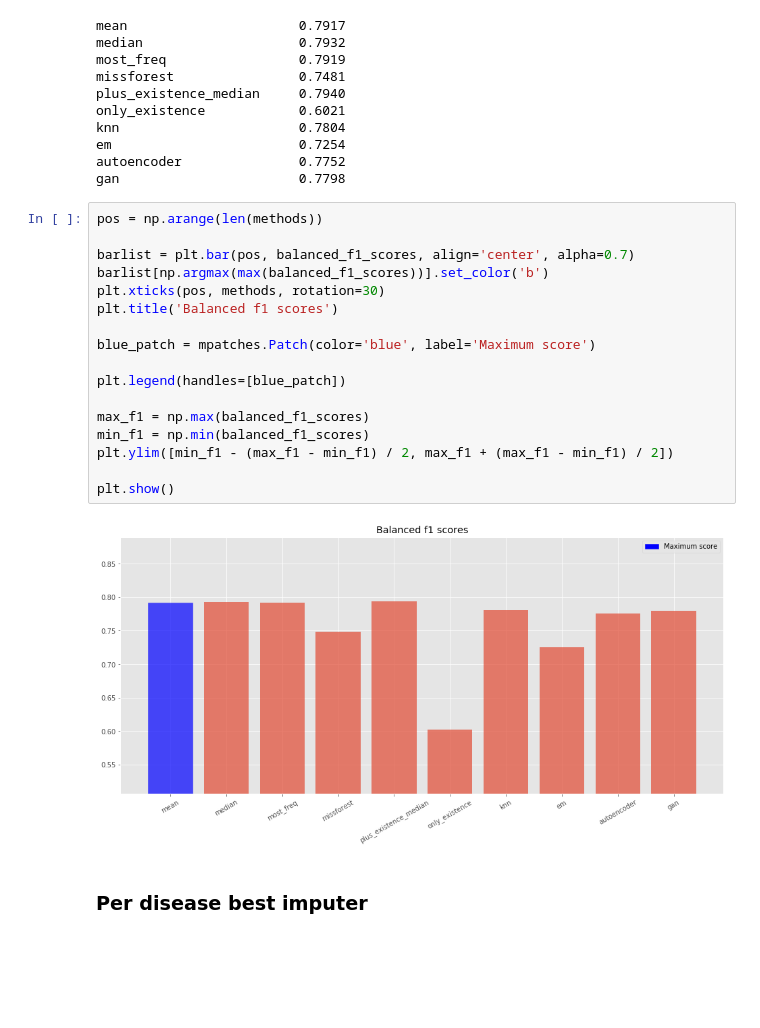
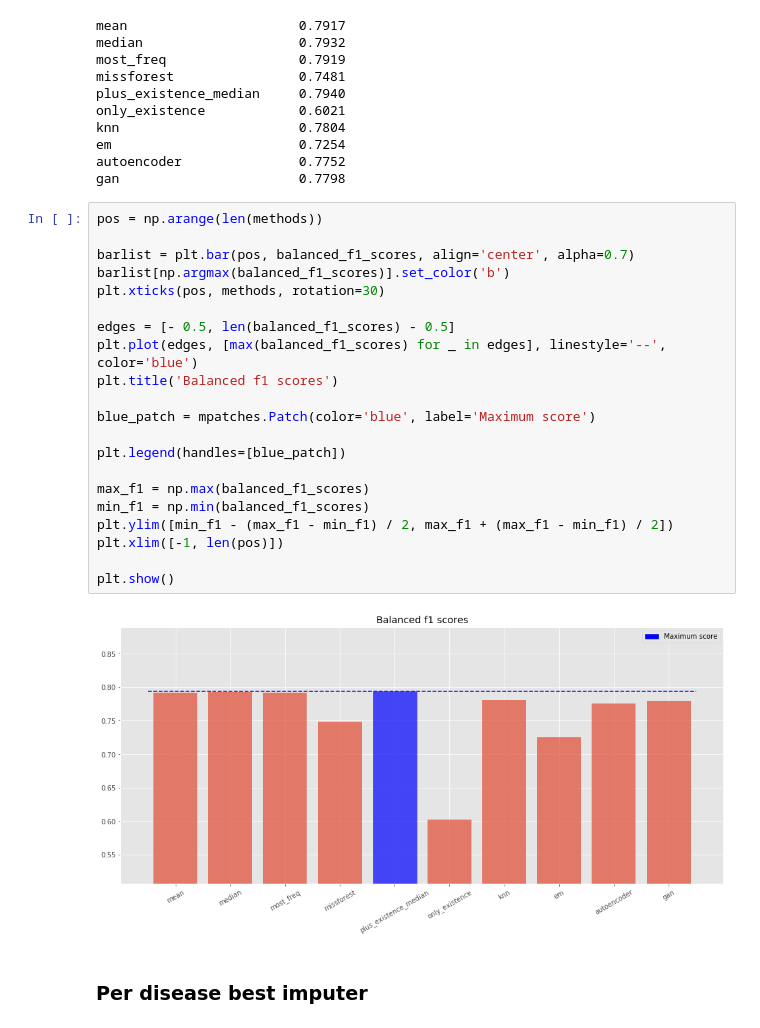
Before and after one commit to sanagno/psychiatry-mri-eeg, a Jupyter notebook: data_imputation.ipynb, the cells around one changed output. Cells and saved outputs as stored; diff of their text form; blank space fills up the shorter version.

```diff
--- a/data_imputation.ipynb
+++ b/data_imputation.ipynb
@@ -858,22 +858,26 @@ gan                       0.7798
 # %%
 pos = np.arange(len(methods))
 
 barlist = plt.bar(pos, balanced_f1_scores, align='center', alpha=0.7)
-barlist[np.argmax(max(balanced_f1_scores))].set_color('b')
+barlist[np.argmax(balanced_f1_scores)].set_color('b')
 plt.xticks(pos, methods, rotation=30)
+
+edges = [- 0.5, len(balanced_f1_scores) - 0.5]
+plt.plot(edges, [max(balanced_f1_scores) for _ in edges], linestyle='--', color='blue')
 plt.title('Balanced f1 scores')
 
 blue_patch = mpatches.Patch(color='blue', label='Maximum score')
 
 plt.legend(handles=[blue_patch])
 
 max_f1 = np.max(balanced_f1_scores)
 min_f1 = np.min(balanced_f1_scores)
 plt.ylim([min_f1 - (max_f1 - min_f1) / 2, max_f1 + (max_f1 - min_f1) / 2])
+plt.xlim([-1, len(pos)])
 
 plt.show()
 # %% [output]
-[figure, old version]
+[figure, new version]
 # %% [markdown]
 ### Per disease best imputer
 # %%
```
Also changed, not shown: parts of 4 cells of this notebook.
